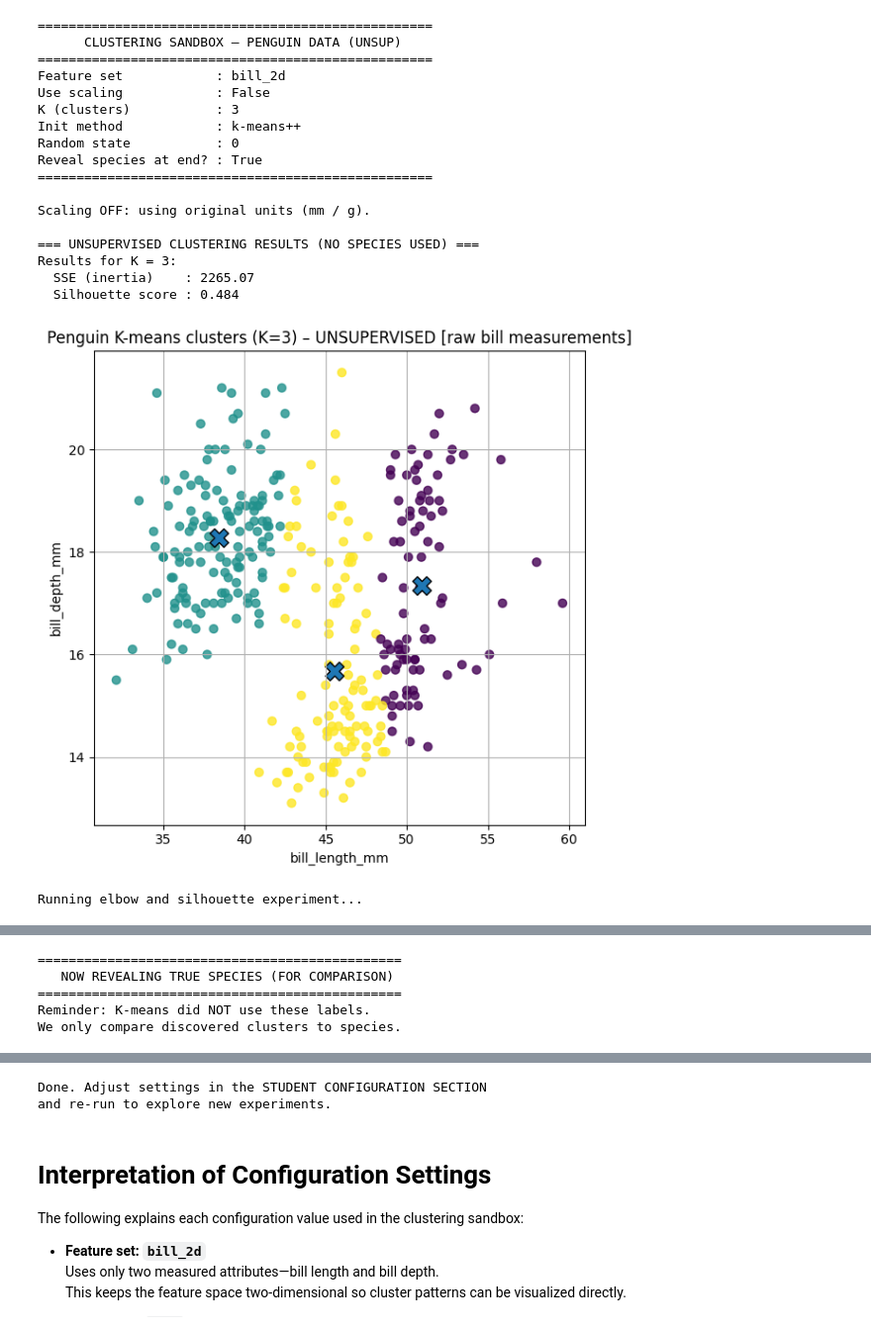
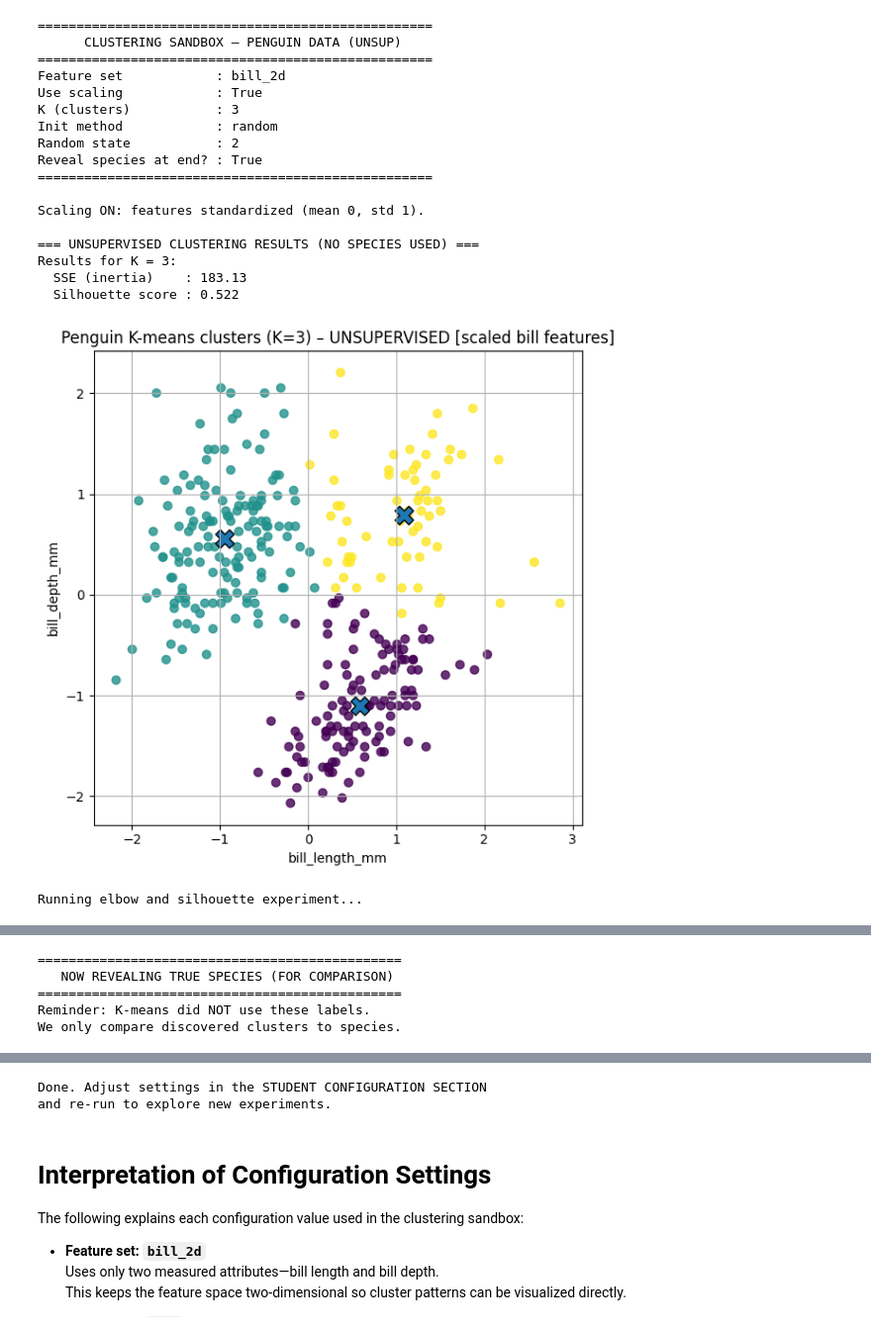
Before and after one commit to LuaanNguyen/penguin-cluster-analysis, a Jupyter notebook: Cluster_Analysis.ipynb, the cells around one changed output, grey strips where cells are left out. Shown: that part at 99% size. Cells and saved outputs as stored; diff of their text form; code cells hidden in the pictures.

Commit message:
Finish final analysis (add more features, initialization and randomness)

```diff
--- a/Cluster_Analysis.ipynb
+++ b/Cluster_Analysis.ipynb
@@ -41,18 +47,28 @@ FEATURE_SET = "bill_2d"
 # Scale features before clustering?
 #   True  -> standardize to mean 0, std 1   (recommended)
 #   False -> use raw units (mm, g)
-# USE_SCALING = True
-USE_SCALING = False # Experiment 1: Turn scaling off
+USE_SCALING = True
+# USE_SCALING = False # Experiment 1: Turn scaling off
 
 # Number of clusters K for K-means
+# N_CLUSTERS = 2
 N_CLUSTERS = 3
+# N_CLUSTERS = 4
+# N_CLUSTERS = 5
+# N_CLUSTERS = 6
+# N_CLUSTERS = 7
+# N_CLUSTERS = 8
 
 # Initialization method for K-means:
 #   "k-means++" (recommended) or "random"
-INIT_METHOD = "k-means++"
+# INIT_METHOD = "k-means++"
+INIT_METHOD = "random"
 
 # Random seed for reproducibility (try 0, 1, 2, 42, ...)
-RANDOM_STATE = 0
+#RANDOM_STATE = 0
+#RANDOM_STATE = 1
+RANDOM_STATE = 2
+
 
 # Reveal TRUE species labels at the end?
 # Only works when FEATURE_SET == "bill_2d".
@@ -349,38 +365,38 @@ def main():
         print("   NOW REVEALING TRUE SPECIES (FOR COMPARISON)")
         print("===============================================")
         print("Reminder: K-means did NOT use these labels.")
         print("We only compare discovered clusters to species.\n")
         plot_true_species_2d(X, y_true, feature_names, species_names)
     elif REVEAL_SPECIES and FEATURE_SET != "bill_2d":
         print("\nSpecies comparison only implemented for 'bill_2d'.")
         print("Set FEATURE_SET = 'bill_2d' to see species plot.")
     else:
         print("\nSpecies labels are hidden (REVEAL_SPECIES = False).")
         print("This run remains purely unsupervised.")
 
     print("\nDone. Adjust settings in the STUDENT CONFIGURATION SECTION")
     print("and re-run to explore new experiments.")
 
 
 if __name__ == "__main__":
     main()
 # %% [output]
 ===================================================
       CLUSTERING SANDBOX – PENGUIN DATA (UNSUP)
 ===================================================
 Feature set            : bill_2d
-Use scaling            : False
+Use scaling            : True
 K (clusters)           : 3
-Init method            : k-means++
-Random state           : 0
+Init method            : random
+Random state           : 2
 Reveal species at end? : True
 ===================================================
 
-Scaling OFF: using original units (mm / g).
+Scaling ON: features standardized (mean 0, std 1).
 
 === UNSUPERVISED CLUSTERING RESULTS (NO SPECIES USED) ===
 Results for K = 3:
-  SSE (inertia)    : 2265.07
-  Silhouette score : 0.484
+  SSE (inertia)    : 183.13
+  Silhouette score : 0.522
-[figure, old version]
+[figure, new version]
 Running elbow and silhouette experiment...
```
Also changed, not shown: parts of 8 cells of this notebook, 12 other files.
